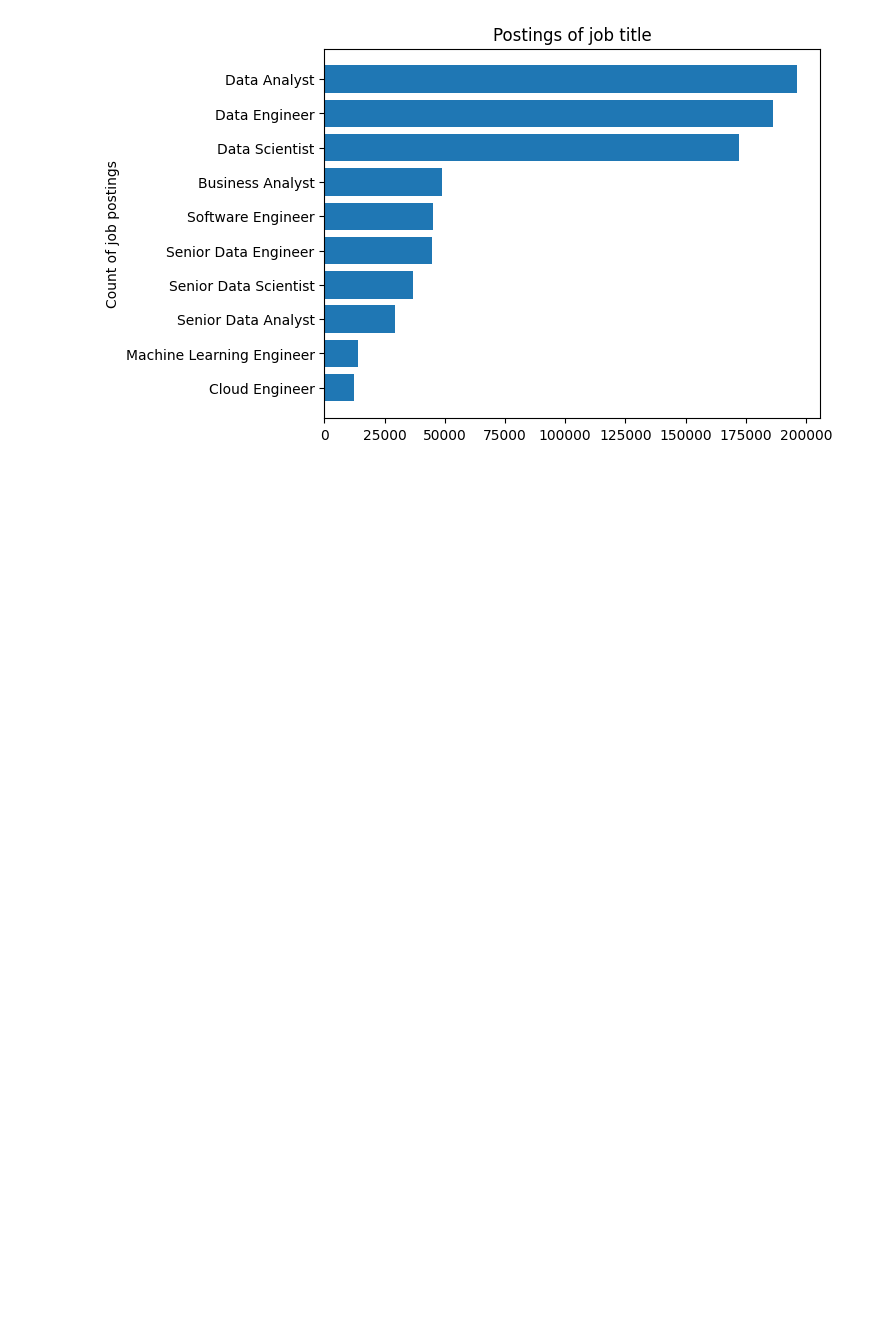
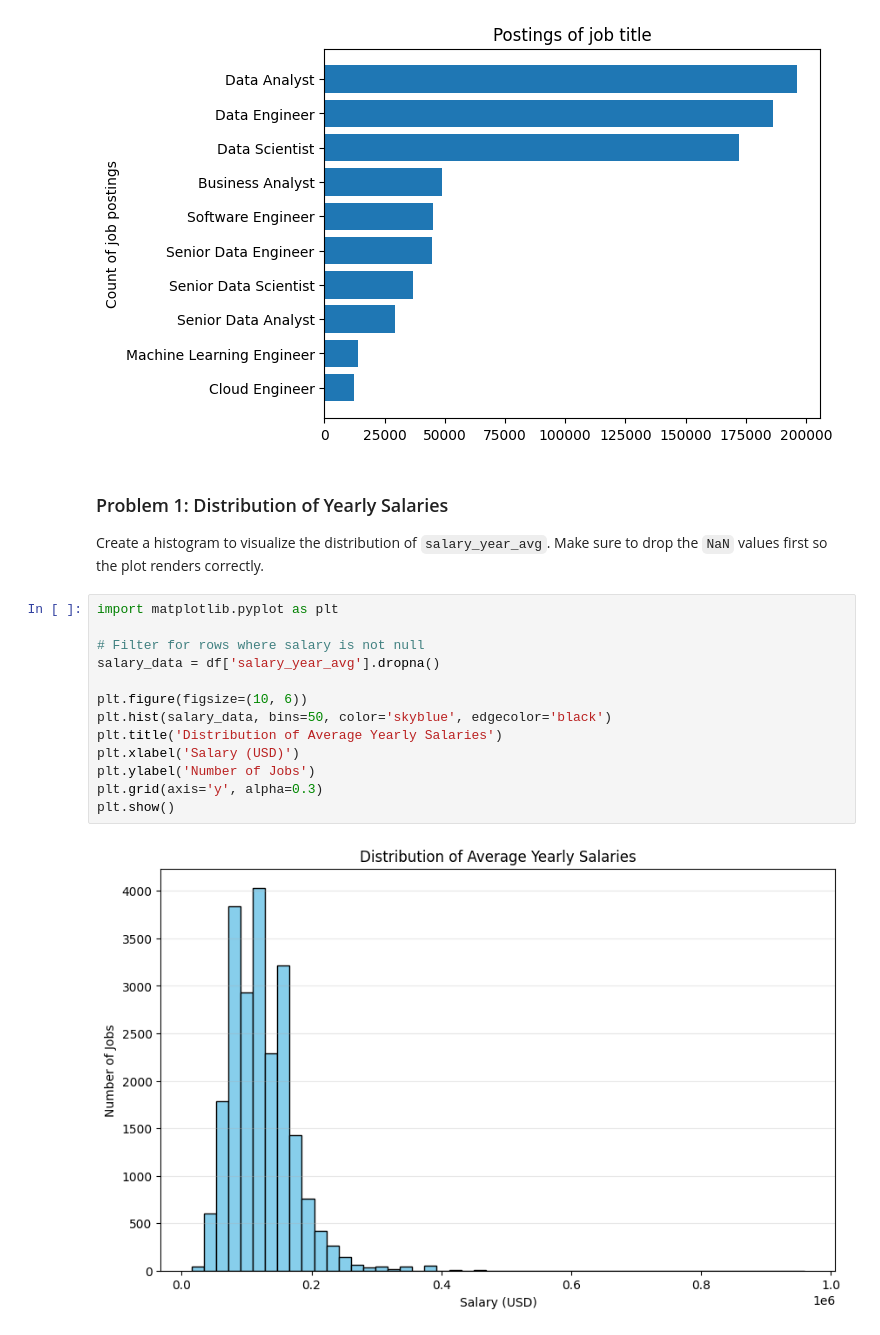
Before and after one commit to C0deB3ast/Data_analysis_work, a Jupyter notebook: Matplotlib.ipynb, the cells around one changed output. Cells and saved outputs as stored; diff of their text form; blank space fills up the shorter version.

```diff
--- a/Matplotlib.ipynb
+++ b/Matplotlib.ipynb
@@ -136,3 +136,21 @@ plt.ylabel('Count of job postings')
 plt.show()
 # %% [output]
 [figure]
+# %% [markdown]
+### Problem 1: Distribution of Yearly Salaries
+Create a histogram to visualize the distribution of `salary_year_avg`. Make sure to drop the `NaN` values first so the plot renders correctly.
+# %%
+import matplotlib.pyplot as plt
+
+# Filter for rows where salary is not null
+salary_data = df['salary_year_avg'].dropna()
+
+plt.figure(figsize=(10, 6))
+plt.hist(salary_data, bins=50, color='skyblue', edgecolor='black')
+plt.title('Distribution of Average Yearly Salaries')
+plt.xlabel('Salary (USD)')
+plt.ylabel('Number of Jobs')
+plt.grid(axis='y', alpha=0.3)
+plt.show()
+# %% [output]
+[figure, added]
```
Also changed, not shown: parts of 6 cells of this notebook.
